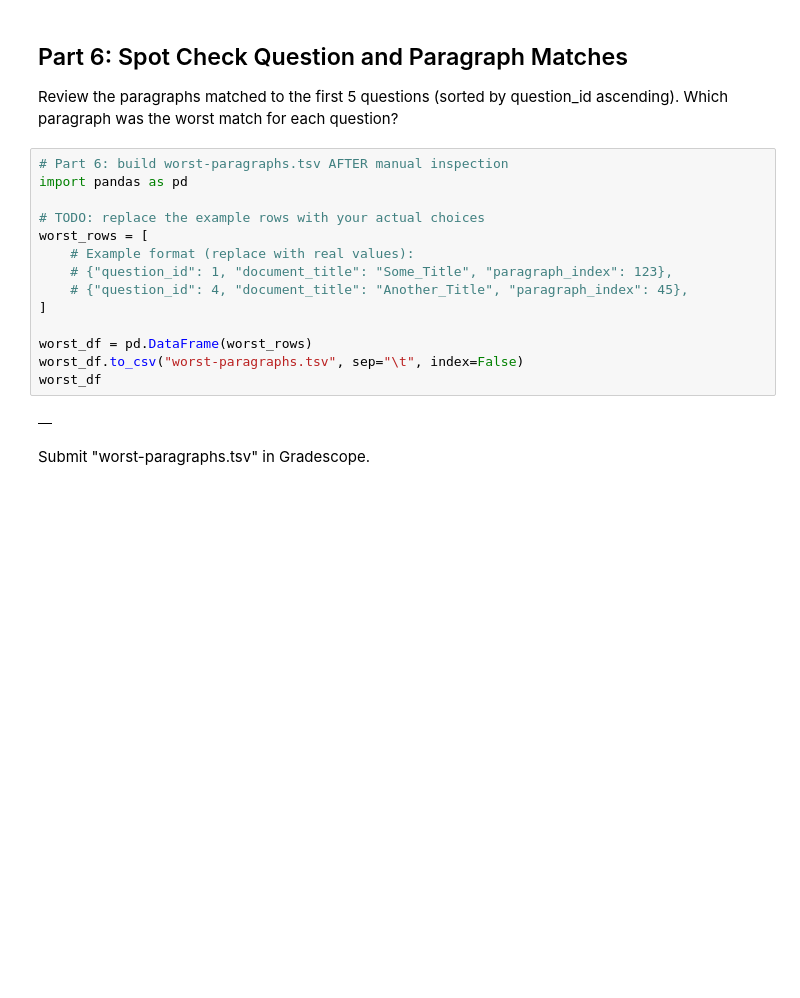
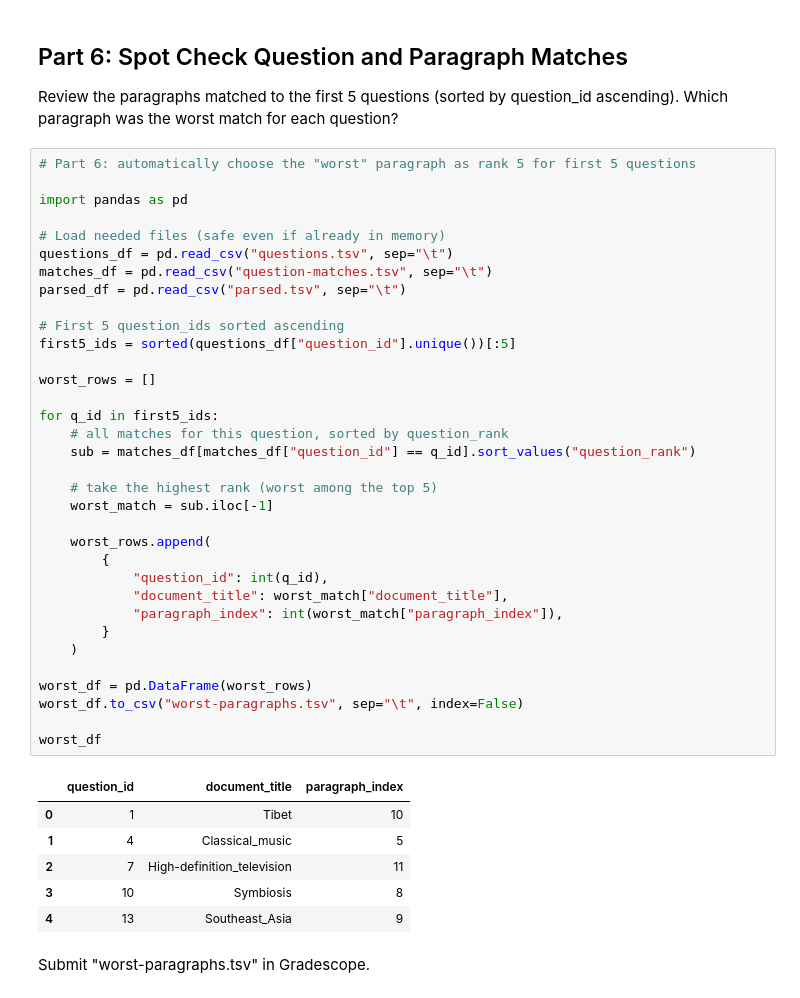
Before and after one commit to Ramshaah/dx704-project-10, a Jupyter notebook: project.ipynb, the cells around one changed output. Drawn from its saved outputs; the diff is of its cells as text; blank space fills up the shorter version.

```diff
--- a/project.ipynb
+++ b/project.ipynb
@@ -318,22 +318,47 @@ Submit "question-matches.tsv" in Gradescope.
 
 Review the paragraphs matched to the first 5 questions (sorted by question_id ascending).
 Which paragraph was the worst match for each question?
-# %%
-# Part 6: build worst-paragraphs.tsv AFTER manual inspection
-import pandas as pd
-
-# TODO: replace the example rows with your actual choices
-worst_rows = [
-    # Example format (replace with real values):
-    # {"question_id": 1, "document_title": "Some_Title", "paragraph_index": 123},
-    # {"question_id": 4, "document_title": "Another_Title", "paragraph_index": 45},
-]
-
-worst_df = pd.DataFrame(worst_rows)
-worst_df.to_csv("worst-paragraphs.tsv", sep="\t", index=False)
-worst_df
-# %% [output]
-|  |
+# %%
+# Part 6: automatically choose the "worst" paragraph as rank 5 for first 5 questions
+
+import pandas as pd
+
+# Load needed files (safe even if already in memory)
+questions_df = pd.read_csv("questions.tsv", sep="\t")
+matches_df = pd.read_csv("question-matches.tsv", sep="\t")
+parsed_df = pd.read_csv("parsed.tsv", sep="\t")
+
+# First 5 question_ids sorted ascending
+first5_ids = sorted(questions_df["question_id"].unique())[:5]
+
+worst_rows = []
+
+for q_id in first5_ids:
+    # all matches for this question, sorted by question_rank
+    sub = matches_df[matches_df["question_id"] == q_id].sort_values("question_rank")
+
+    # take the highest rank (worst among the top 5)
+    worst_match = sub.iloc[-1]
+
+    worst_rows.append(
+        {
+            "question_id": int(q_id),
+            "document_title": worst_match["document_title"],
+            "paragraph_index": int(worst_match["paragraph_index"]),
+        }
+    )
+
+worst_df = pd.DataFrame(worst_rows)
+worst_df.to_csv("worst-paragraphs.tsv", sep="\t", index=False)
+
+worst_df
+# %% [output]
+|  | question_id | document_title | paragraph_index |
+| 0 | 1 | Tibet | 10 |
+| 1 | 4 | Classical_music | 5 |
+| 2 | 7 | High-definition_television | 11 |
+| 3 | 10 | Symbiosis | 8 |
+| 4 | 13 | Southeast_Asia | 9 |
 # %% [markdown]
 Submit "worst-paragraphs.tsv" in Gradescope.
 # %%
```
Also changed, not shown: parts of 1 cell of this notebook, 2 other files.
